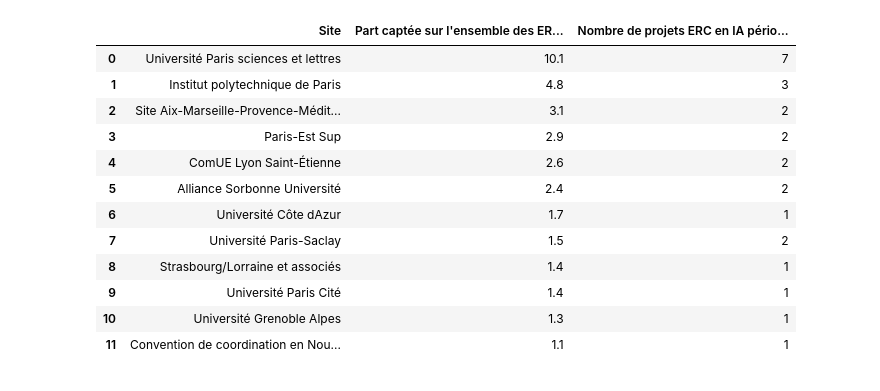
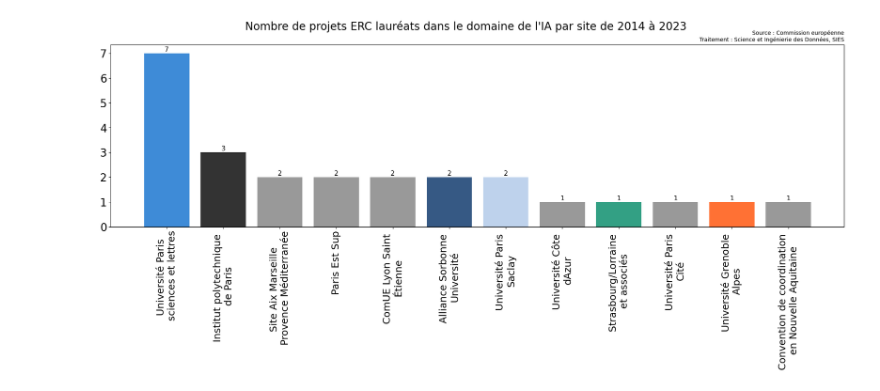
Before and after one commit to dataesr/ia-tracker, a Jupyter notebook: notebooks/europe.ipynb, the cells around one changed output. Cells and saved outputs as stored; diff of their text form; code cells hidden in the pictures.

```diff
--- a/notebooks/europe.ipynb
+++ b/notebooks/europe.ipynb
@@ -206,18 +172,17 @@ for i in range(len(top_etab_filtered)):
-# %%
-Europe_ia_erc=pd.merge(erc_fund.rename(columns={"ind":"Part captée sur l'ensemble des ERC lauréats en IA période H2020-HEU (%)"}),
-erc_proj.rename(columns={"ind":"Nombre de projets ERC en IA période H2020-HEU"}), how='outer', on='Site')
-Europe_ia_erc
-# %% [output]
-|  | Site | Part captée sur l'ensemble des ER... | Nombre de projets ERC en IA pério... |
-| 0 | Université Paris sciences et lettres | 10.1 | 7 |
-| 1 | Institut polytechnique de Paris | 4.8 | 3 |
-| 2 | Site Aix-Marseille-Provence-Médit... | 3.1 | 2 |
-| 3 | Paris-Est Sup | 2.9 | 2 |
-| 4 | ComUE Lyon Saint-Étienne | 2.6 | 2 |
-| 5 | Alliance Sorbonne Université | 2.4 | 2 |
-| 6 | Université Côte dAzur | 1.7 | 1 |
-| 7 | Université Paris-Saclay | 1.5 | 2 |
-| 8 | Strasbourg/Lorraine et associés | 1.4 | 1 |
-| 9 | Université Paris Cité | 1.4 | 1 |
-| 10 | Université Grenoble Alpes | 1.3 | 1 |
-| 11 | Convention de coordination en Nou... | 1.1 | 1 |
+# %%
+p_ia_erc=p_ia_erc.sort_values('project_id', ascending=False, ignore_index=True)
+top_etab_filtered, top_val_filtered, colors, erc_proj = top(p_ia_erc, 'project_id')
+
+fig, ax = plt.subplots(figsize=(24,6), dpi=100)
+
+ax.bar([e['label'] for e in top_etab_filtered], top_val_filtered,
+       alpha=0.8, color=colors
+      )
+plt.suptitle(f"Nombre de projets ERC lauréats dans le domaine de l'IA par site de 2014 à 2023")
+plt.title('Source : Commission européenne\nTraitement : Science et Ingénierie des Données, SIES', size=10, loc='right')
+# ax.yaxis.set_major_formatter(mtick.PercentFormatter())
+ax.set_xticklabels([e['label'] for e in top_etab_filtered], rotation='vertical', fontsize=SMALL_SIZE)
+for i in range(len(top_etab_filtered)):
+    plt.text(i, top_val_filtered[i], str(top_val_filtered[i]), ha = 'center', va='bottom', fontsize=12)
+# %% [output]
+[figure, added]
```
Also changed, not shown: parts of 22 cells of this notebook, 3 other files.
